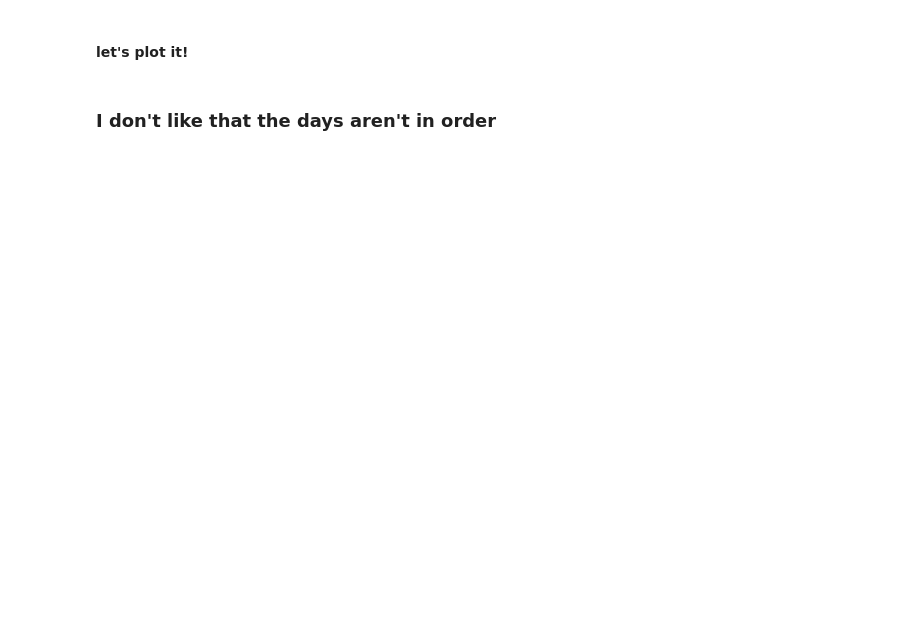
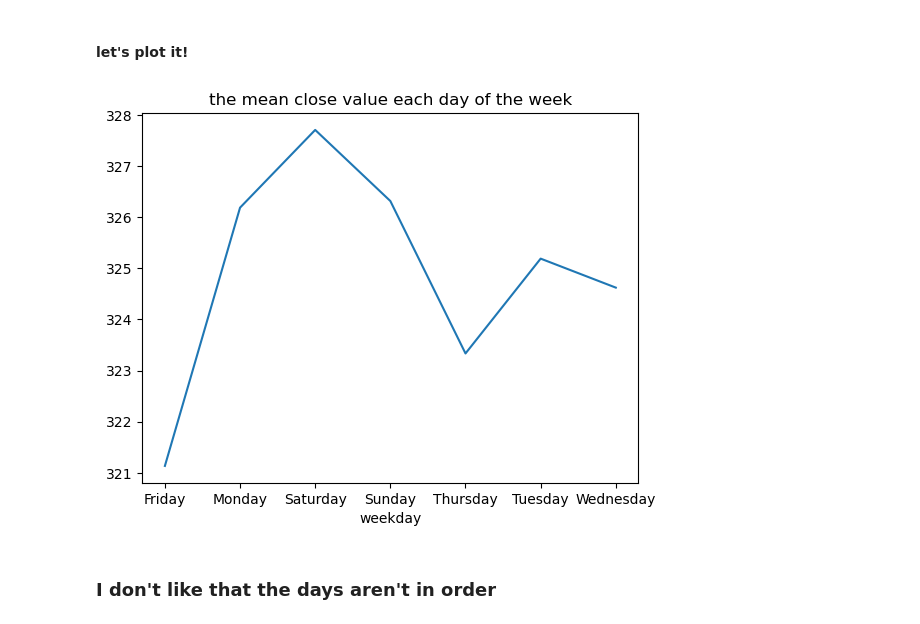
Before and after one commit to CodeupClassroom/pagel-time-series, a Jupyter notebook: dates_lesson.ipynb, the cells around one changed output. Cells and saved outputs as stored; diff of their text form; code cells hidden in the pictures; blank space fills up the shorter version.

```diff
--- a/dates_lesson.ipynb
+++ b/dates_lesson.ipynb
@@ -172,3 +545,4 @@ Q: Why is the graph different now?
 <div class="alert alert-block alert-info"> <b>NOTE:</b> when the datetime is an index, we don't use <code>.dt</code> to use datetime methods/attributes</div>
 # %%
 #pull out weekday name & save
+df['weekday'] = df.index.day_name()
@@ -177,9 +580,12 @@ Q: Why is the graph different now?
 # %%
 # plt.figure(figsize=(10,6))
 
+df.groupby('weekday').mean().close.plot()
 
-# plt.title('the mean close value each day of the week')
-# plt.show()
+plt.title('the mean close value each day of the week')
+plt.show()
+# %% [output]
+[figure, added]
 # %% [markdown]
 ### I don't like that the days aren't in order
 # %%
```
Also changed, not shown: parts of 90 cells of this notebook.
